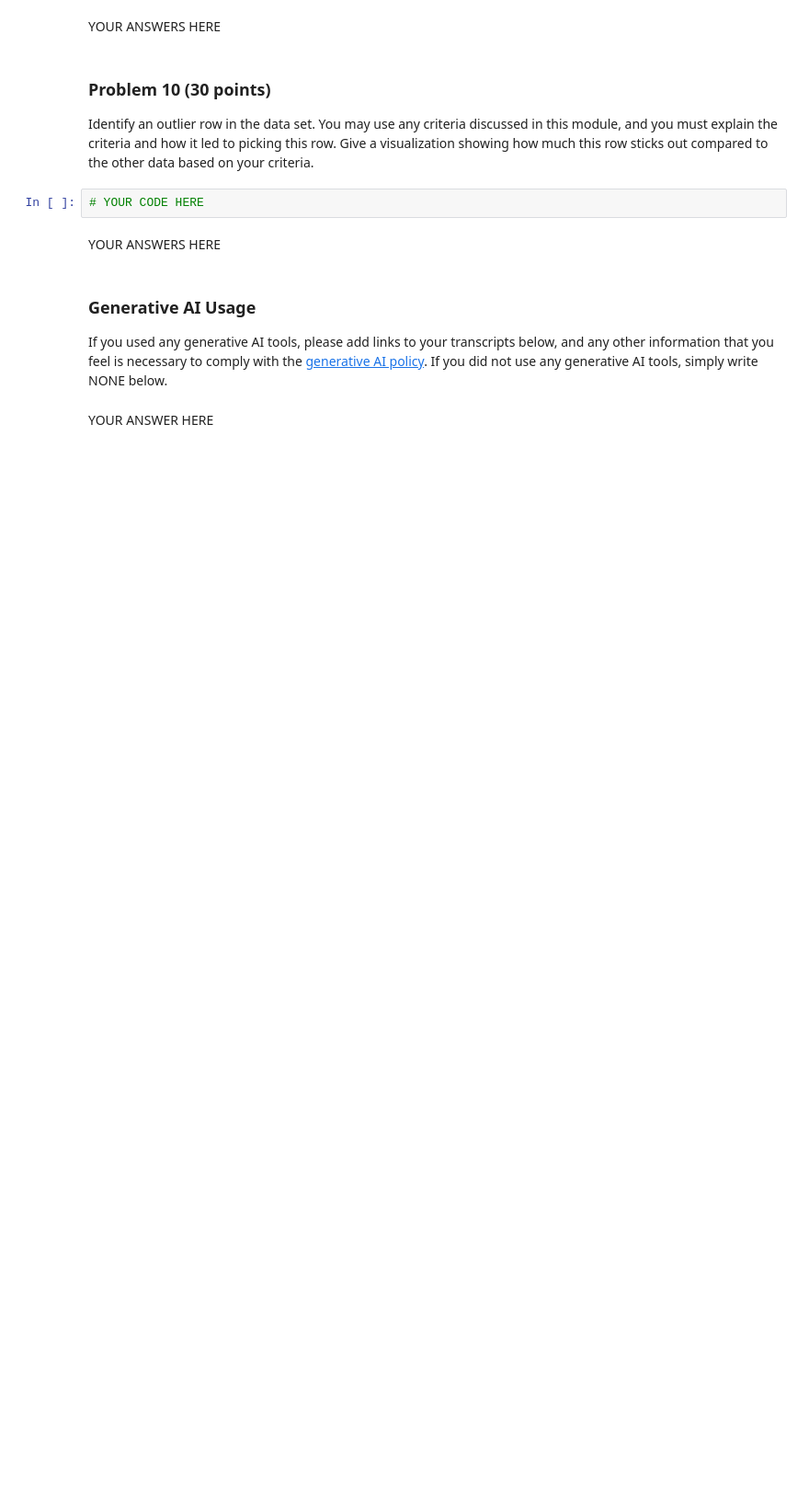
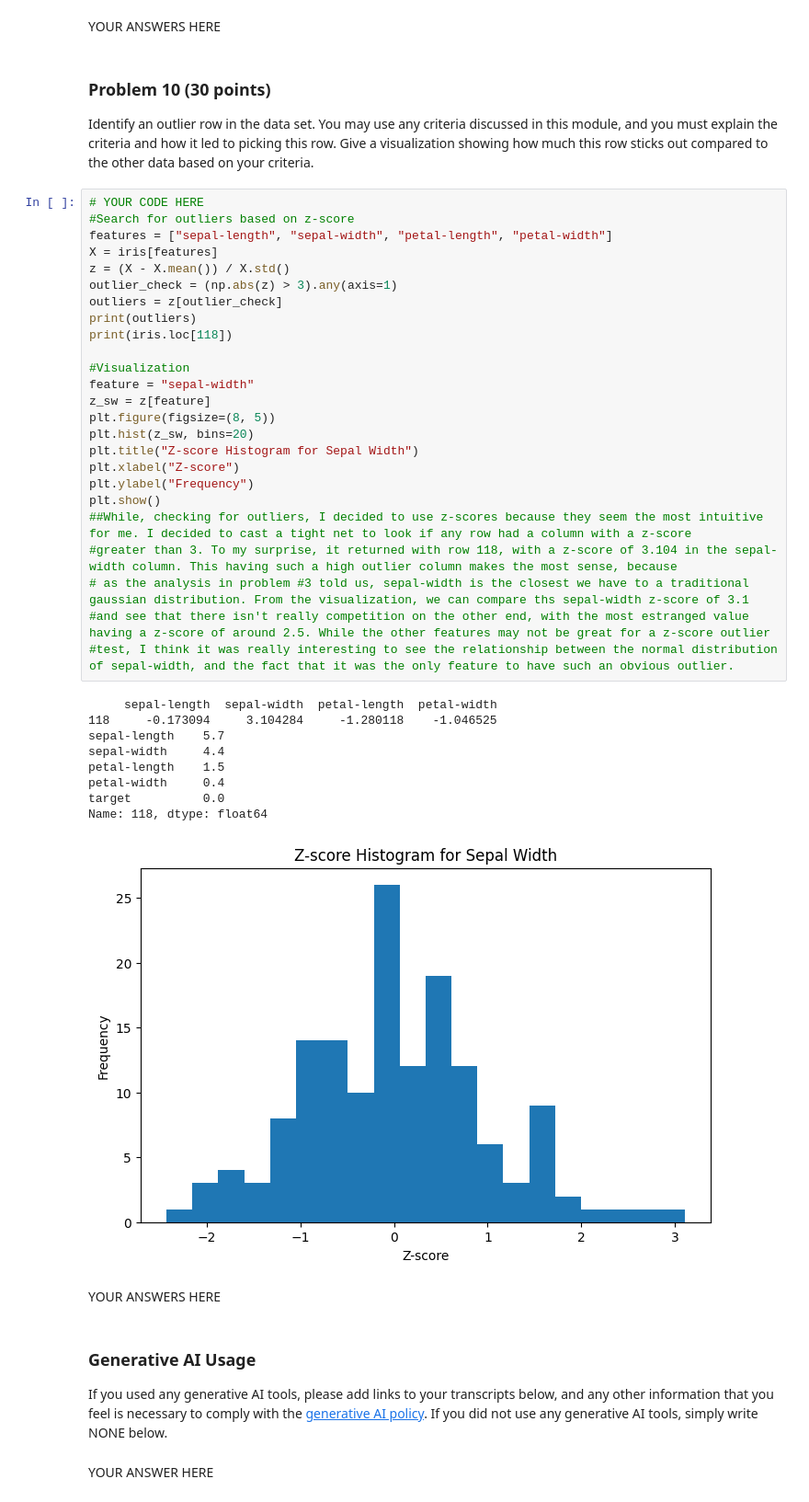
Before and after one commit to TcheungBU/dx601-final-project, a Jupyter notebook: project.ipynb, the cells around one changed output. Shown at 92% size. Drawn from its saved outputs; the diff is of its cells as text; blank space fills up the shorter version.

Commit message:
hw check draft

```diff
--- a/project.ipynb
+++ b/project.ipynb
@@ -361,8 +422,41 @@ YOUR ANSWERS HERE
 Identify an outlier row in the data set.
 You may use any criteria discussed in this module, and you must explain the criteria and how it led to picking this row.
 Give a visualization showing how much this row sticks out compared to the other data based on your criteria.
-# %%
-# YOUR CODE HERE
+# %%
+# YOUR CODE HERE
+#Search for outliers based on z-score
+features = ["sepal-length", "sepal-width", "petal-length", "petal-width"]
+X = iris[features]
+z = (X - X.mean()) / X.std()
+outlier_check = (np.abs(z) > 3).any(axis=1)
+outliers = z[outlier_check]
+print(outliers)
+print(iris.loc[118])
+
+#Visualization
+feature = "sepal-width"
+z_sw = z[feature]
+plt.figure(figsize=(8, 5))
+plt.hist(z_sw, bins=20)
+plt.title("Z-score Histogram for Sepal Width")
+plt.xlabel("Z-score")
+plt.ylabel("Frequency")
+plt.show()
+##While, checking for outliers, I decided to use z-scores because they seem the most intuitive for me. I decided to cast a tight net to look if any row had a column with a z-score
+#greater than 3. To my surprise, it returned with row 118, with a z-score of 3.104 in the sepal-width column. This having such a high outlier column makes the most sense, because
+# as the analysis in problem #3 told us, sepal-width is the closest we have to a traditional gaussian distribution. From the visualization, we can compare ths sepal-width z-score of 3.1
+#and see that there isn't really competition on the other end, with the most estranged value having a z-score of around 2.5. While the other features may not be great for a z-score outlier
+#test, I think it was really interesting to see the relationship between the normal distribution of sepal-width, and the fact that it was the only feature to have such an obvious outlier.
+# %% [output]
+     sepal-length  sepal-width  petal-length  petal-width
+118     -0.173094     3.104284     -1.280118    -1.046525
+sepal-length    5.7
+sepal-width     4.4
+petal-length    1.5
+petal-width     0.4
+target          0.0
+Name: 118, dtype: float64
+[figure, added]
 # %% [markdown]
 YOUR ANSWERS HERE
 # %% [markdown]
```
Also changed, not shown: parts of 6 cells of this notebook.
